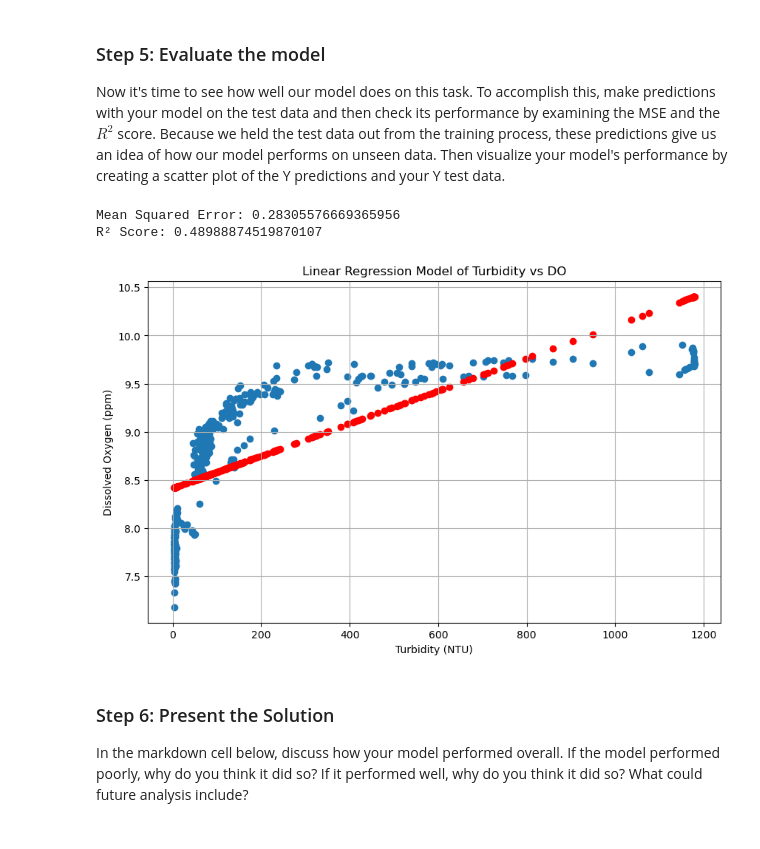
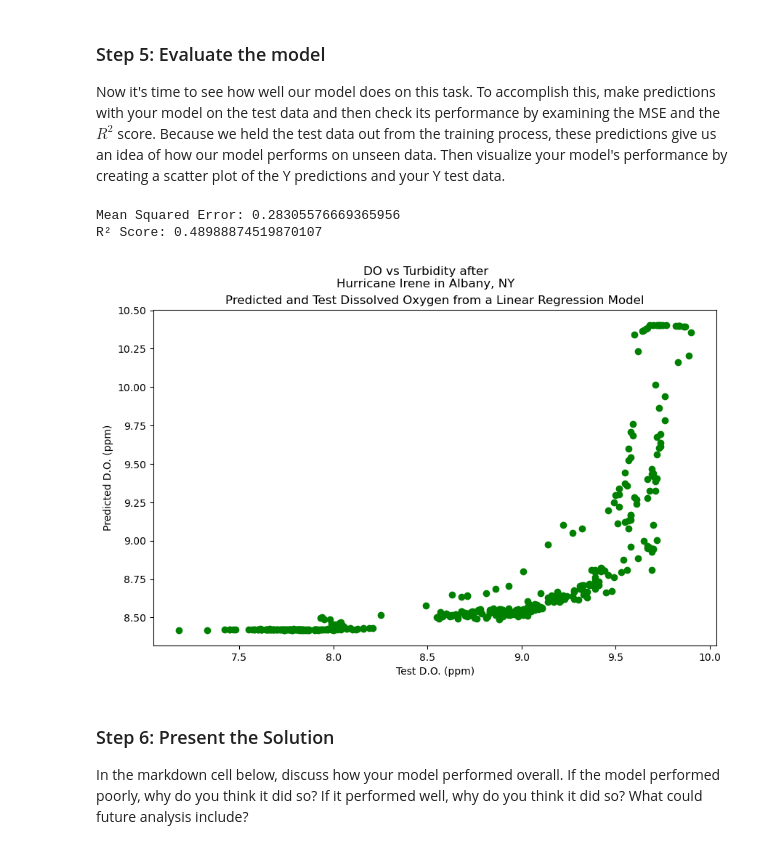
Before and after one commit to imsibaja/eds232-labs, a Jupyter notebook: Week1/Lab1-hurricane.ipynb, the cells around one changed output. Cells and saved outputs as stored; diff of their text form; code cells hidden in the pictures.

```diff
--- a/Week1/Lab1-hurricane.ipynb
+++ b/Week1/Lab1-hurricane.ipynb
@@ -164,28 +182,28 @@ Now it's time to see how well our model does on this task.  To accomplish this,
 # %%
 # Make predictions
 Y_pred = model.predict(X_test)
 
 # Calculate evaluation metrics using scikit-learn's mean_squared_error and r2_score
 mse = mean_squared_error(Y_test, Y_pred)
 r2 = r2_score(Y_test, Y_pred)
 
 print(f"Mean Squared Error: {mse}")
 print(f"R² Score: {r2}")
 
 # Visualize predictions vs. actual values
 plt.figure(figsize=(10, 6))  # Setting the figure size for better visibility
-plt.scatter(X_test, Y_test)
-plt.scatter(X_test, Y_pred, color='red', label='Regression Line')
+plt.scatter(Y_test, Y_pred, color='green')
 
-plt.title('Linear Regression Model of Turbidity vs DO')
-plt.ylabel('Dissolved Oxygen (ppm)')
-plt.xlabel('Turbidity (NTU)')
-plt.grid(True)
+# Add labels
+plt.suptitle("DO vs Turbidity after\nHurricane Irene in Albany, NY")
+plt.title('Predicted and Test Dissolved Oxygen from a Linear Regression Model')
+plt.ylabel('Predicted D.O. (ppm)')
+plt.xlabel('Test D.O. (ppm)')
 plt.show()
 # %% [output]
 Mean Squared Error: 0.28305576669365956
 R² Score: 0.48988874519870107
-[figure, old version]
+[figure, new version]
 # %% [markdown]
 ### Step 6:  Present the Solution
 In the markdown cell below, discuss how your model performed overall. If the model performed poorly, why do you think it did so? If it performed well, why do you think it did so? What could future analysis include?
```
Also changed, not shown: parts of 12 cells of this notebook.
